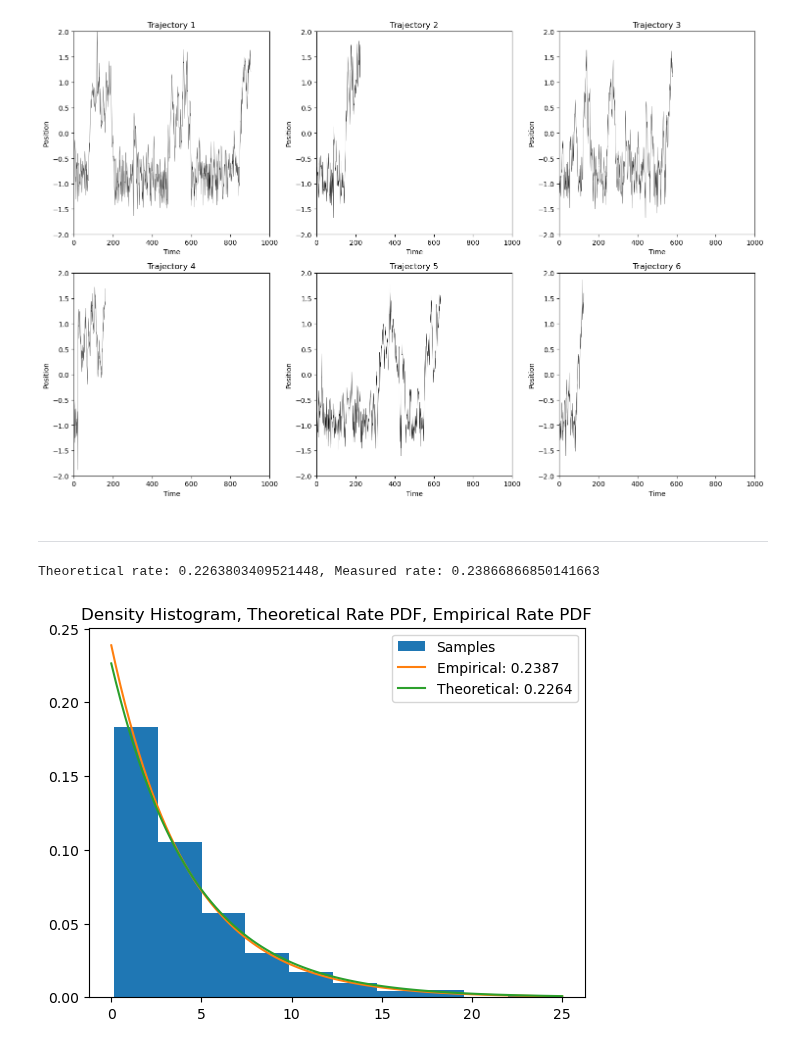
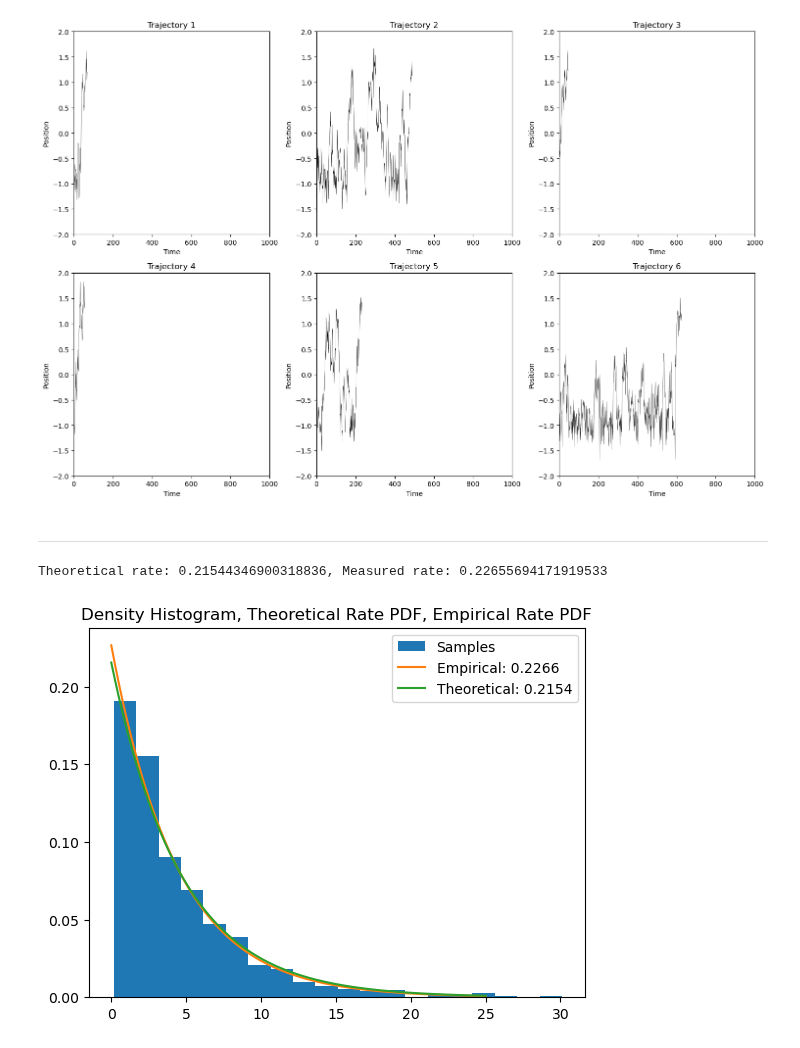
Before and after one commit to abhirao-03/stochastic-resonance, a Jupyter notebook: standalone_notebooks/distribution_tester.ipynb, the cells around one changed output. Drawn from its saved outputs; the diff is of its cells as text; code cells hidden in the pictures.

```diff
--- a/standalone_notebooks/distribution_tester.ipynb
+++ b/standalone_notebooks/distribution_tester.ipynb
@@ -16,7 +16,7 @@ shallow = False
 x_init = 1 if shallow else -1
 well_depth = 1.17 if shallow else 4.29
 
-jump_mult = 3.1
+jump_mult = 3
 t = np.linspace(0, time_horizon, num_steps)
 epsilon = (well_depth * 2 / np.log(time_horizon)) * jump_mult
 # %%
@@ -118,7 +165,7 @@ for i in range(6):
 plt.tight_layout()
 plt.show()
 # %% [output]
-[figure, old version]
+[figure, new version]
 # %% [markdown]
 ---
 # %%
@@ -126,19 +173,19 @@ theoretical_rate = 1/(np.exp(well_depth * 2/epsilon))
 rate = 1/np.mean(data)
 print(f"Theoretical rate: {theoretical_rate}, Measured rate: {rate}")
 # %% [output]
-Theoretical rate: 0.2263803409521448, Measured rate: 0.23866866850141663
+Theoretical rate: 0.21544346900318836, Measured rate: 0.22655694171919533
 # %%
 x = np.linspace(0, 25, 100)
 y = rate * np.exp(-rate * x)
 
-plt.hist(data, density=True, bins=10, label='Samples')
+plt.hist(data, density=True, bins=20, label='Samples')
 plt.plot(x, y, label=f'Empirical: {np.round(rate, 4)}')
 plt.plot(x, theoretical_rate * np.exp(-theoretical_rate * x), label=f'Theoretical: {np.round(theoretical_rate, 4)}')
 plt.title('Density Histogram, Theoretical Rate PDF, Empirical Rate PDF')
 plt.legend()
 plt.show()
 # %% [output]
-[figure, old version]
+[figure, new version]
 # %%
 def exp_cdf(x, rate=theoretical_rate):
     return 1 - np.exp(-rate * x)
```
Also changed, not shown: parts of 7 cells of this notebook, 3 other files.
